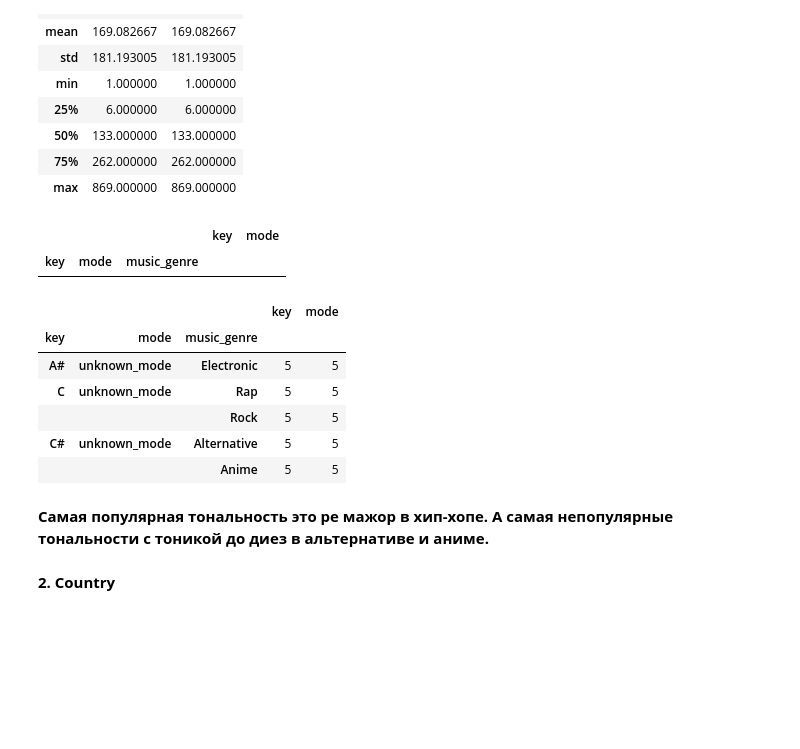
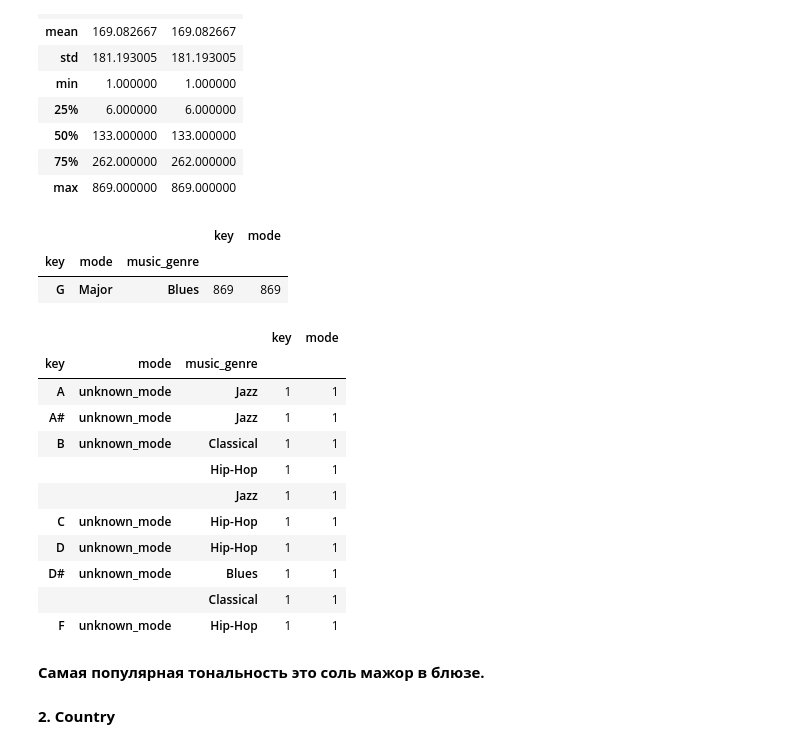
Before and after one commit to ave-a-git/portfolio, a Jupyter notebook: music_genres/music_genres.ipynb, the cells around one changed output. Cells and saved outputs as stored; diff of their text form; code cells hidden in the pictures; blank space fills up the shorter version.

```diff
--- a/music_genres/music_genres.ipynb
+++ b/music_genres/music_genres.ipynb
@@ -572,24 +571,30 @@ popular_key_genre.describe()
 | 75% | 262.000000 | 262.000000 |
 | max | 869.000000 | 869.000000 |
 # %%
-popular_key_genre_max = popular_key_genre.loc[popular_key_genre['key'] == 306]
+popular_key_genre_max = popular_key_genre.loc[popular_key_genre['key'] == 869]
 popular_key_genre_max.head()
 # %% [output]
 |  |  |  | key | mode |
 | key | mode | music_genre |  |  |
+| G | Major | Blues | 869 | 869 |
 # %%
-popular_key_genre_min = popular_key_genre.loc[popular_key_genre['key'] == 5]
-popular_key_genre_min.head()
+popular_key_genre_min = popular_key_genre.loc[popular_key_genre['key'] == 1]
+popular_key_genre_min.head(10)
 # %% [output]
 |  |  |  | key | mode |
 | key | mode | music_genre |  |  |
-| A# | unknown_mode | Electronic | 5 | 5 |
-| C | unknown_mode | Rap | 5 | 5 |
-|  |  | Rock | 5 | 5 |
-| C# | unknown_mode | Alternative | 5 | 5 |
-|  |  | Anime | 5 | 5 |
+| A | unknown_mode | Jazz | 1 | 1 |
+| A# | unknown_mode | Jazz | 1 | 1 |
+| B | unknown_mode | Classical | 1 | 1 |
+|  |  | Hip-Hop | 1 | 1 |
+|  |  | Jazz | 1 | 1 |
+| C | unknown_mode | Hip-Hop | 1 | 1 |
+| D | unknown_mode | Hip-Hop | 1 | 1 |
+| D# | unknown_mode | Blues | 1 | 1 |
+|  |  | Classical | 1 | 1 |
+| F | unknown_mode | Hip-Hop | 1 | 1 |
 # %% [markdown]
-**Самая популярная тональность это ре мажор в хип-хопе. А самая непопулярные тональности с тоникой до диез в альтернативе и аниме.**
+**Самая популярная тональность это соль мажор в блюзе.**
 # %% [markdown]
 **2. Country**
 # %%
```
Also changed, not shown: parts of 48 cells of this notebook.
